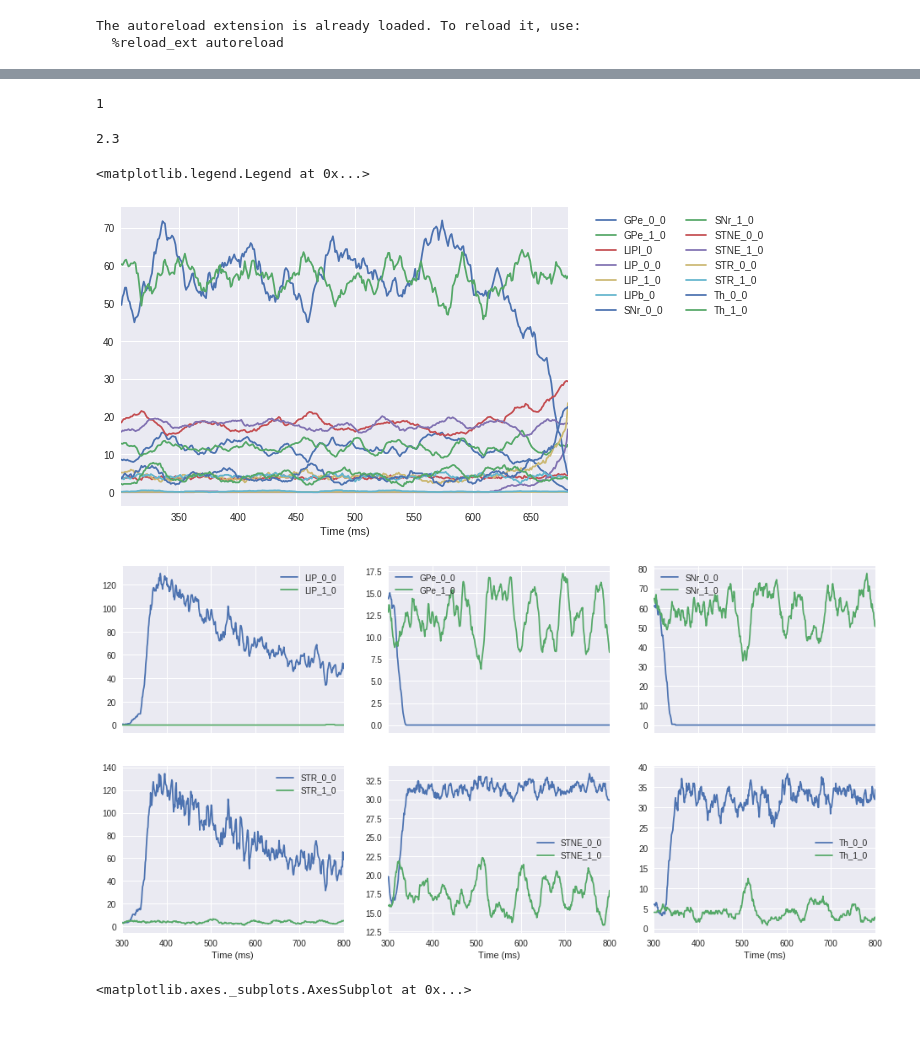
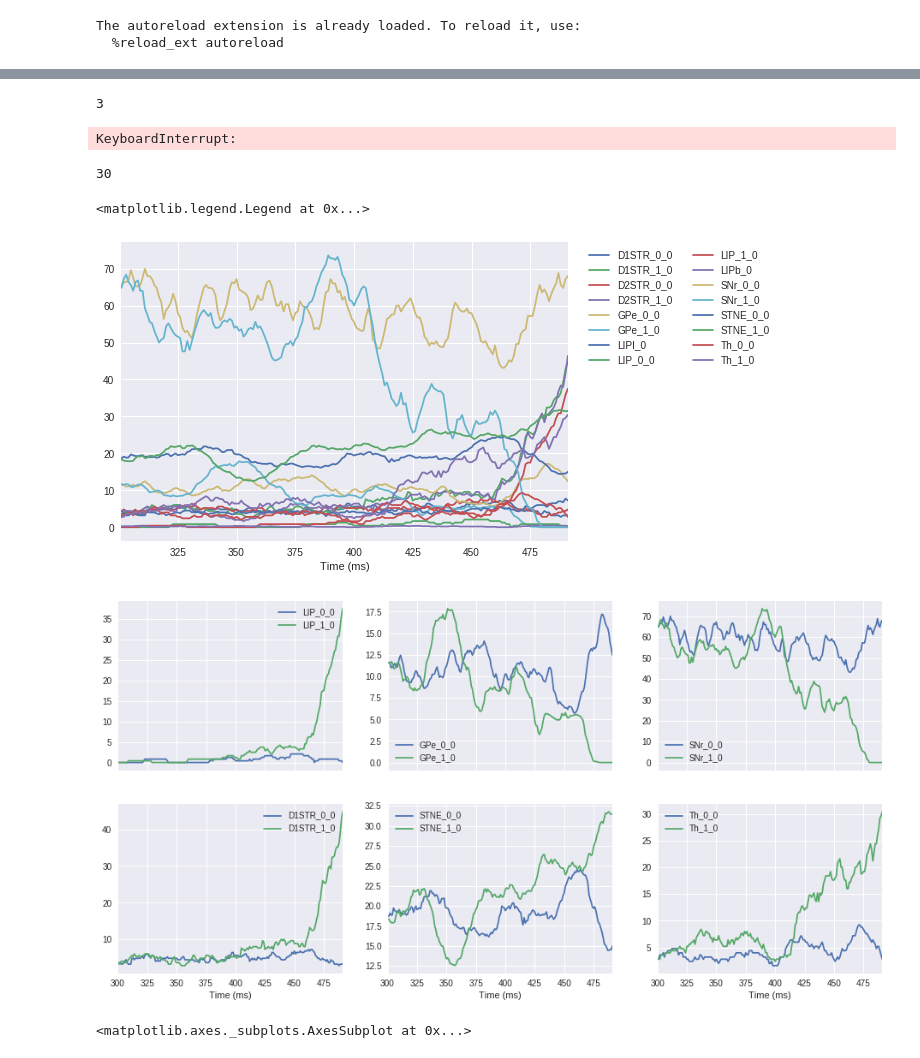
Before and after one commit to CoAxLab/CBGT, a Jupyter notebook: netinv.ipynb, the cells around one changed output, grey strips where cells are left out. Saved outputs shown, nothing was run; the diff lists cells and outputs as text; code cells hidden in the pictures; blank space fills up the shorter version.

```diff
--- a/netinv.ipynb
+++ b/netinv.ipynb
@@ -25,4 +31,4 @@ The autoreload extension is already loaded. To reload it, use:
 # %%
-ng.configureSweep(popscale=0.5, Stim=[2.3], StimDelta=[0.5])
+ng.configureSweep(popscale=0.5, BaseStim = 2.3, WrongStim = [2.50], RightStim = [2.54], Dynamic=[30], indirect=[1], direct=[0.95,1,1.05])
 # %% [output]
-1
+3
@@ -31,9 +35,13 @@ ng.compileAndRunSweep(30,60,1)
+# %%
+ng.compileAndRunSweep(2000,0,3)
+# %% [output]
+KeyboardInterrupt:
 # %%
-results = ng.readAllTrialResults(90,0,1)
+results = ng.readAllTrialResults(699,0,3)
 # %%
-results[0][0]['Stim']
+results[0][0]['Dynamic']
 # %% [output]
-2.3
+30
 # %%
 results[0][0]['popfreqs'].plot(x='Time (ms)')
 # _ = plt.legend(fontsize=13)
@@ -42,25 +50,25 @@ ax.legend(loc='upper center', bbox_to_anchor=(1.25, 1),
           ncol=2, fancybox=True, shadow=True)
 # %% [output]
 <matplotlib.legend.Legend at 0x...>
-[figure, old version]
+[figure, new version]
 # %%
 f, (ax1, ax2) = plt.subplots(2, 3, figsize=(16,8), sharex=True)
-result = results[0][9]
+result = results[0][0]
 for i in range(0,result['dims']['choices']):
     result['popfreqs'].plot(x='Time (ms)', y='LIP_'+str(i)+'_0', ax=ax1[0])
     result['popfreqs'].plot(x='Time (ms)', y='GPe_'+str(i)+'_0', ax=ax1[1])
     result['popfreqs'].plot(x='Time (ms)', y='SNr_'+str(i)+'_0', ax=ax1[2])
-    result['popfreqs'].plot(x='Time (ms)', y='STR_'+str(i)+'_0', ax=ax2[0])
+    result['popfreqs'].plot(x='Time (ms)', y='D1STR_'+str(i)+'_0', ax=ax2[0])
     result['popfreqs'].plot(x='Time (ms)', y='STNE_'+str(i)+'_0', ax=ax2[1])
     result['popfreqs'].plot(x='Time (ms)', y='Th_'+str(i)+'_0', ax=ax2[2])
 
 for ax, axx in zip(ax1, ax2):
     ax.set_xlim(300, ax.get_xlim()[-1])
     axx.set_xlim(300, ax.get_xlim()[-1])
 
 # plt.savefig('/home/mclapp/firing_rates.png')
 # %% [output]
-[figure, old version]
+[figure, new version]
 # %%
 results[0][0]['popfreqs'].plot(x='GPe_0_0', y='SNr_0_0', kind='scatter')
 # %% [output]
```
Also changed, not shown: parts of 11 cells of this notebook, 4 other files.
